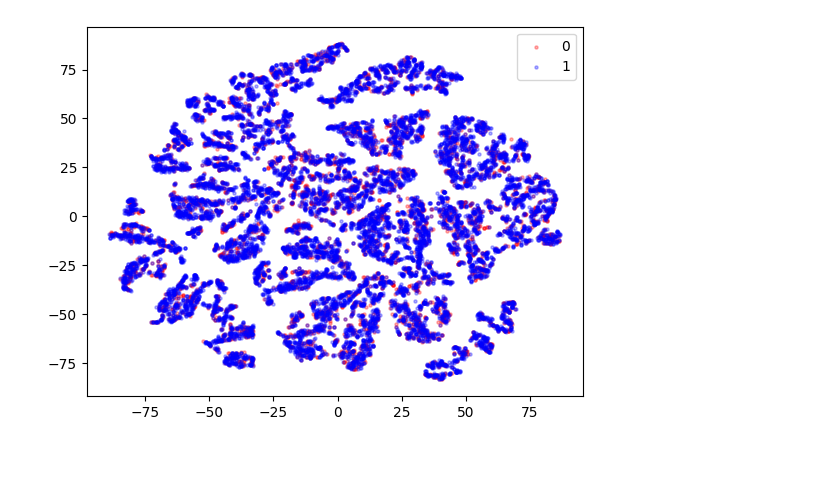
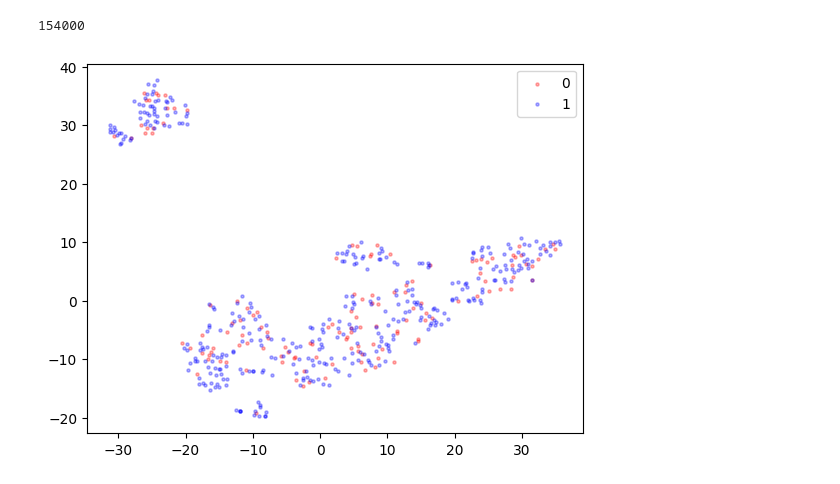
Before and after one commit to Crabroe/CSE258, a Jupyter notebook: NetModel2.ipynb, the cells around one changed output. Cells and saved outputs as stored; diff of their text form; code cells hidden in the pictures; blank space fills up the shorter version.

```diff
--- a/NetModel2.ipynb
+++ b/NetModel2.ipynb
@@ -109,8 +98,13 @@ datasets['test'][0]
+# %%
+len(datasets['train'])
+# %% [output]
+154000
 # %%
 def d4tsne(datasets):
     dataset=[]
     y=[]
-    for d in datasets['test']:
+    for id,d in enumerate(datasets['train']):
+        if id >499:break
         data=[]
         data.append(int(d['cup_size']))
         for i in d['user_numeric']:
@@ -121,6 +115,17 @@ def d4tsne(datasets):
             data.append(float(i))
         dataset.append(data)
         y.append(1 if d['fit']==1 else 0)
+    # for d in datasets['test']:
+    #     data=[]
+    #     data.append(int(d['cup_size']))
+    #     for i in d['user_numeric']:
+    #         data.append(float(i))
+
+    #     data.append(int(d['category']))
+    #     for i in d['item_numeric']:
+    #         data.append(float(i))
+    #     dataset.append(data)
+    #     y.append(1 if d['fit']==1 else 0)
     return dataset,y
 # %%
 dataset,y=d4tsne(datasets)
@@ -128,10 +133,10 @@ dataset,y=d4tsne(datasets)
 from sklearn.manifold import TSNE
 import matplotlib.pyplot as plt
 # %%
-def tsne_visualization(X,y):
+def tsne_visualization(X,y,name):
     tsne = TSNE(n_components=2, random_state=0)
 
-    X_tsne = tsne.fit_transform(X)
+    X_tsne = tsne.fit_transform(np.array(X))
 
     colors = ['red', 'blue', 'green', 'purple', 'orange', 'yellow']
 
@@ -139,12 +144,12 @@ def tsne_visualization(X,y):
         plt.scatter(X_tsne[y == i, 0], X_tsne[y == i, 1], color=colors[i], label=i, alpha=0.3, s=5)
 
     plt.legend()
-
+    plt.savefig(name)
     plt.show()
 # %%
-tsne_visualization(dataset,y)
+tsne_visualization(dataset,y,"original_ds2")
 # %% [output]
-[figure, old version]
+[figure, new version]
 # %%
 class Base(nn.Module):
     def __init__(self, user_pathway, item_pathway, combined_pathway, embed_dim, num_item_embed, num_user_embed, num_cupsize_embed, num_category_embed, dropout):
```
Also changed, not shown: parts of 13 cells of this notebook, 19 other files.
